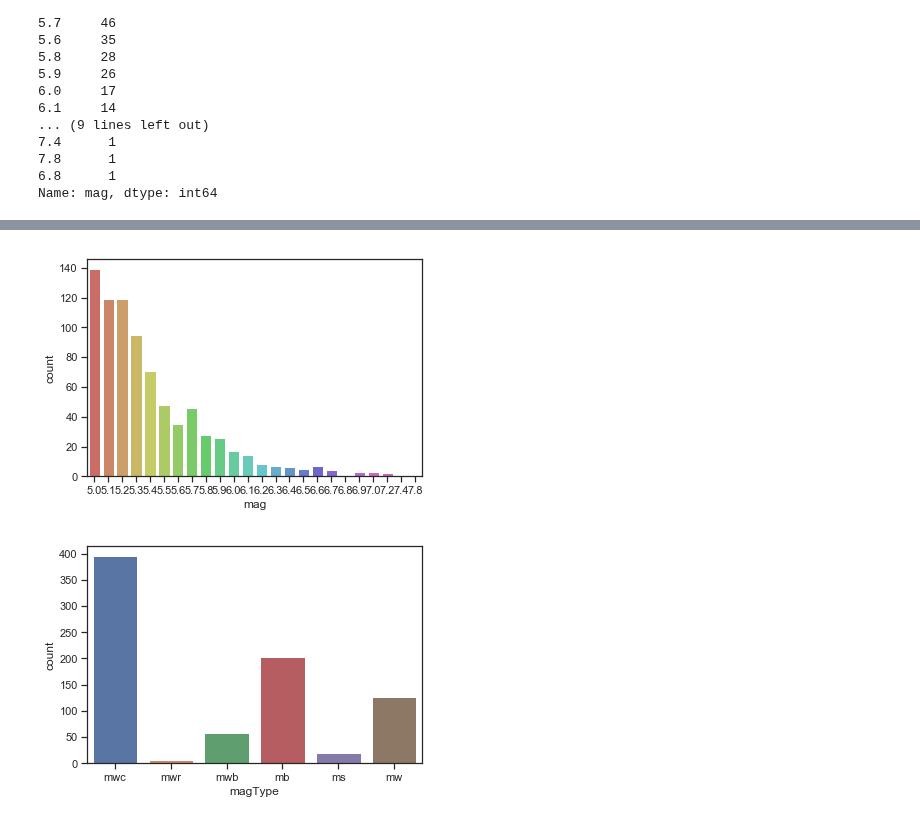
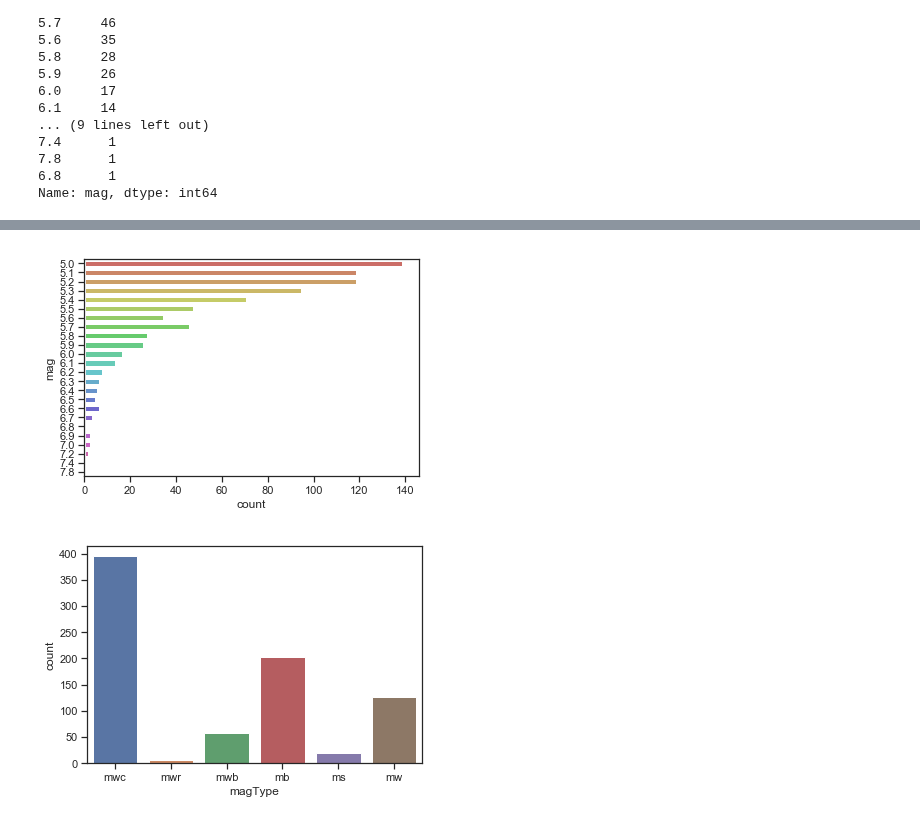
Before and after one commit to labs13-quake-viewer/ds-notebooks, a Jupyter notebook: Earthquake Prediction Model.ipynb, the cells around one changed output, grey strips where cells are left out. Drawn from its saved outputs; the diff is of its cells as text; code cells hidden in the pictures.

```diff
--- a/Earthquake Prediction Model.ipynb
+++ b/Earthquake Prediction Model.ipynb
@@ -169,9 +144,9 @@ Name: mag, dtype: int64
 # %%
-# Distribution of earthquakes of different magnitude
+# Distribution of earthquakes of different magnitudes
 import seaborn as sns
 import matplotlib.pyplot as plt
-sns.countplot(x='mag', data=df1, palette='hls')
+sns.countplot(y='mag', data=df1, palette='hls', linewidth=3)
 plt.show()
 # %% [output]
-[figure, old version]
+[figure, new version]
 # %%
```
Also changed, not shown: parts of 17 cells of this notebook.
